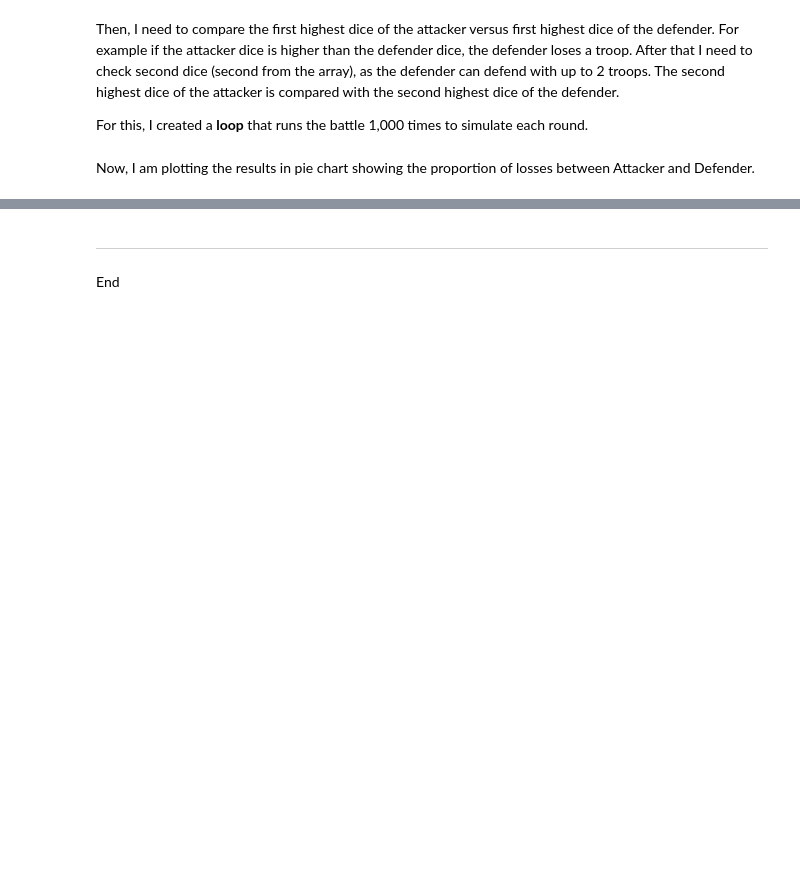
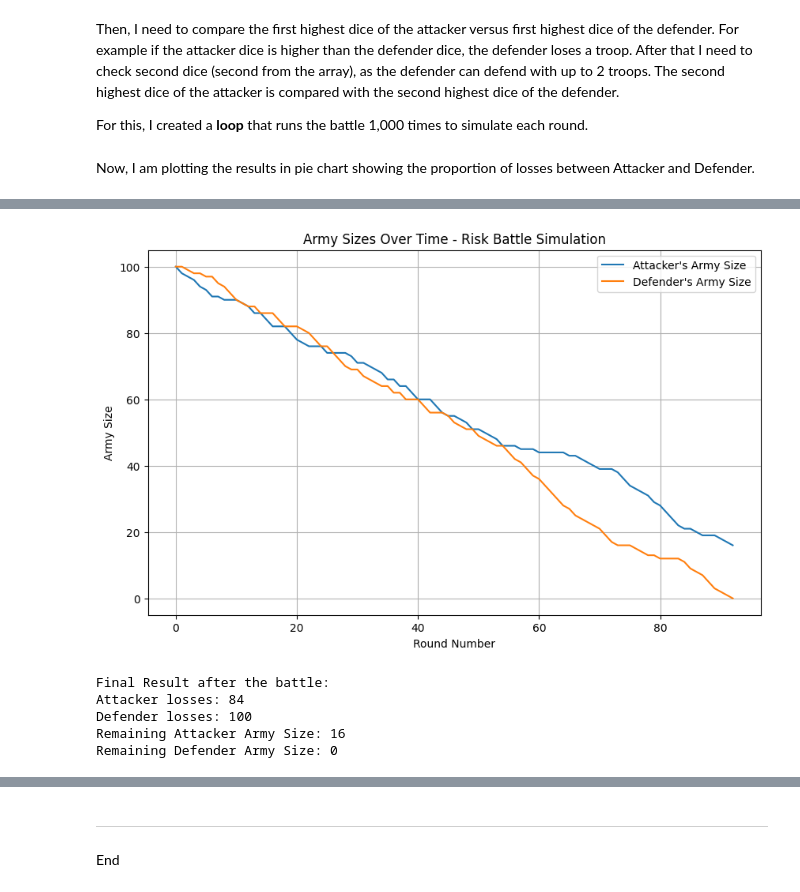
Before and after one commit to mondbr/PFDA_assignments, a Jupyter notebook: assignment5_risk.ipynb, the cells around one changed output, grey strips where cells are left out. Cells and saved outputs as stored; diff of their text form; code cells hidden in the pictures; blank space fills up the shorter version.

```diff
--- a/assignment5_risk.ipynb
+++ b/assignment5_risk.ipynb
@@ -87,0 +96,77 @@ plt.show()
+# %%
+def sim_battle(attacker_army_size, defender_army_size):
+
+    # set up start values
+    attacker_losses = 0
+    defender_losses = 0
+
+     # initialize the army sizes based on the input parameters
+    attacker_army = attacker_army_size
+    defender_army = defender_army_size
+
+    #  create a lists to track the army sizes over time
+    attacker_sizes = [attacker_army]
+    defender_sizes = [defender_army]
+
+    # Continue the battle until either the attacker has 1 or more troops, or the defender is completely defeated
+    while attacker_army > 1 and defender_army > 0:
+
+        # let's simulate a round
+        attacker = np.sort(np.random.randint(1, 7, 3))[::-1][:2]   # selecting top 2 after sorting random int
+        defender = np.sort(np.random.randint(1, 7, 2))[::-1]       # selecting top 2 after sorting random int, only two dices
+
+    # Compare the highest dice of attacker and defender (first dice)
+        if attacker[0] <= defender[0]: #risk battle rules is if the dice are equal, the attacker loses
+            attacker_losses += 1  # Attacker loses a troop:  this is shourcut of `attacker_losses = attacker_losses + 1`  increment the attacker's loss count by 1.
+            attacker_army = attacker_army - 1   # Subtracting 1 from the size of the attacker's army. Alternatively `attacker_army -= 1`
+        else:
+            defender_losses += 1 # Increment the defender's loss count by 1.
+            defender_army = defender_army - 1 # Subtract 1 from the size of the defender's army. Alternatively `defender_army -= 1`
+
+    # Compare the second dice of attacker and defender
+        if attacker[1] <= defender[1]:
+            attacker_losses += 1 # Attacker loses a troop
+            attacker_army = attacker_army - 1 # Subtracting 1 from the size of the army
+        else:
+            defender_losses += 1 # Defender loses a troop
+            defender_army -= 1 # this is a shortcut of presenting `defender_army = defender_army - 1` Subtracting 1 from the size of the army
+
+        # Track the sizes of both armies after the round
+        attacker_sizes.append(attacker_army)
+        defender_sizes.append(defender_army)
+
+        # Plot the results of the battle
+    plt.figure(figsize=(10, 6))
+    plt.plot(attacker_sizes, label="Attacker's Army Size")
+    plt.plot(defender_sizes, label="Defender's Army Size")
+    plt.xlabel('Round Number')
+    plt.ylabel('Army Size')
+    plt.title('Army Sizes Over Time - Risk Battle Simulation')
+    plt.legend()
+    plt.grid(True)
+    plt.show()
+
+# Return the results of the simulation: losses for both sides and remaining army sizes
+    return attacker_losses, defender_losses, attacker_army, defender_army
+
+
+# Example usage with arbitrary army sizes
+attacker_army_size =100 #Attackers start with 100 troops
+defender_army_size =100  # Defenders start with 100 troops
+
+# Run the simulation
+attacker_losses, defender_losses, remaining_attacker, remaining_defender = sim_battle(attacker_army_size, defender_army_size)
+
+# Print the final results
+print(f'Final Result after the battle:')
+print(f'Attacker losses: {attacker_losses}')
+print(f'Defender losses: {defender_losses}')
+print(f'Remaining Attacker Army Size: {remaining_attacker}')
+print(f'Remaining Defender Army Size: {remaining_defender}')
+# %% [output]
+[figure, added]
+Final Result after the battle:
+Attacker losses: 84
+Defender losses: 100
+Remaining Attacker Army Size: 16
+Remaining Defender Army Size: 0
```
Also changed, not shown: parts of 5 cells of this notebook.
